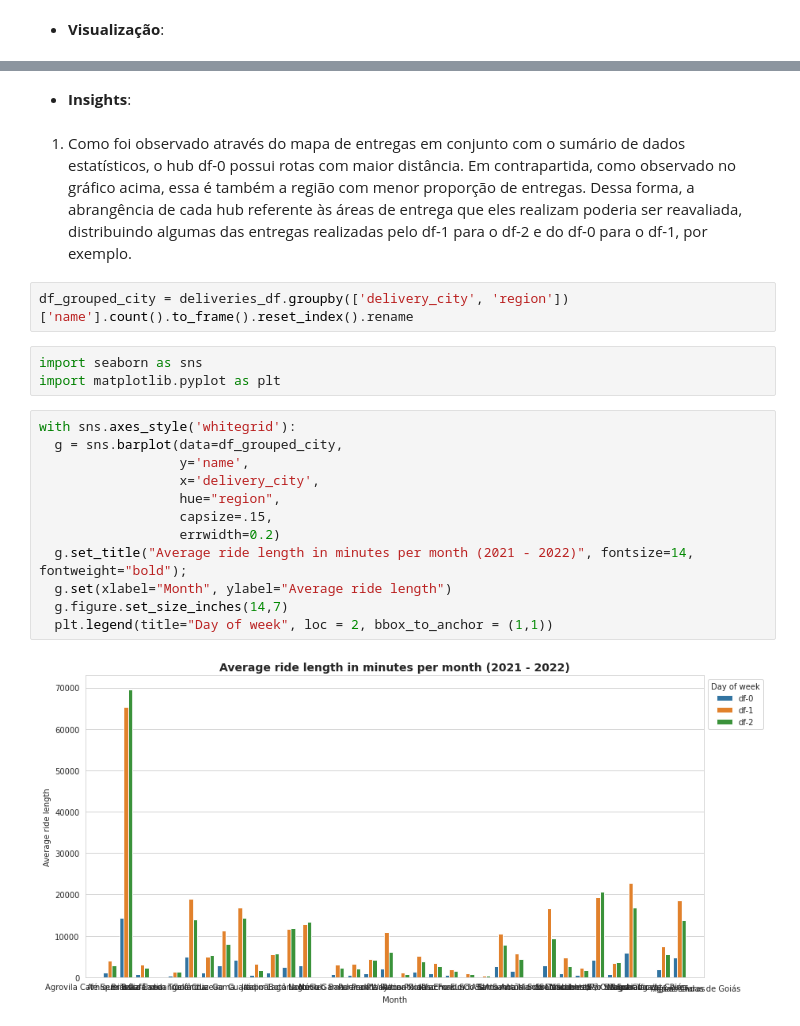
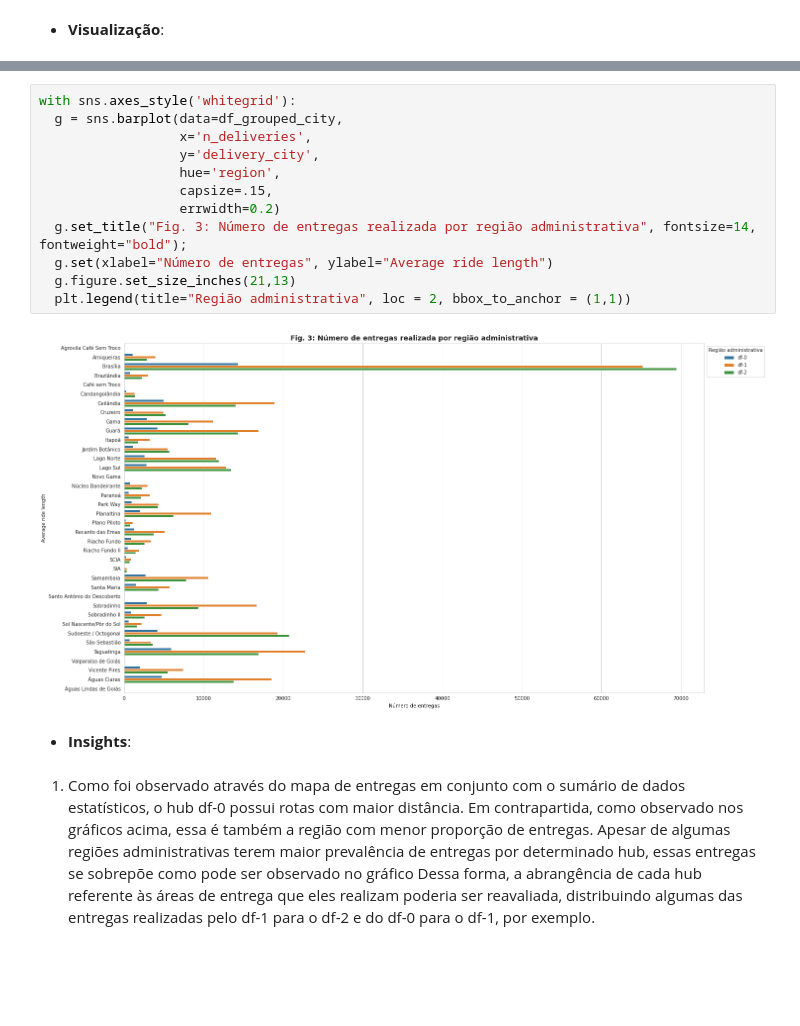
Before and after one commit to anamilanezi/ebac-dados, a Jupyter notebook: projetos/em17-analise-exploratoria-python-II.ipynb, the cells around one changed output, grey strips where cells are left out. Saved outputs shown, nothing was run; the diff lists cells and outputs as text; blank space fills up the shorter version.

```diff
--- a/projetos/em17-analise-exploratoria-python-II.ipynb
+++ b/projetos/em17-analise-exploratoria-python-II.ipynb
@@ -840,23 +853,19 @@ with sns.axes_style('whitegrid'):
+# %%
+with sns.axes_style('whitegrid'):
+  g = sns.barplot(data=df_grouped_city,
+                  x='n_deliveries',
+                  y='delivery_city',
+                  hue='region',
+                  capsize=.15,
+                  errwidth=0.2)
+  g.set_title("Fig. 3: Número de entregas realizada por região administrativa", fontsize=14, fontweight="bold");
+  g.set(xlabel="Número de entregas", ylabel="Average ride length")
+  g.figure.set_size_inches(21,13)
+  plt.legend(title="Região administrativa", loc = 2, bbox_to_anchor = (1,1))
+# %% [output]
+[figure, added]
 # %% [markdown]
  - **Insights**:
 # %% [markdown]
-1. Como foi observado através do mapa de entregas em conjunto com o sumário de dados estatísticos, o hub df-0 possui rotas com maior distância. Em contrapartida, como observado no gráfico acima, essa é também a região com menor proporção de entregas. Dessa forma, a abrangência de cada hub referente às áreas de entrega que eles realizam poderia ser reavaliada, distribuindo algumas das entregas realizadas pelo df-1 para o df-2 e do df-0 para o df-1, por exemplo.
+1. Como foi observado através do mapa de entregas em conjunto com o sumário de dados estatísticos, o hub df-0 possui rotas com maior distância. Em contrapartida, como observado nos gráficos acima, essa é também a região com menor proporção de entregas.  Apesar de algumas regiões administrativas terem maior prevalência de entregas por determinado hub, essas entregas se sobrepõe como pode ser observado no gráfico
+Dessa forma, a abrangência de cada hub referente às áreas de entrega que eles realizam poderia ser reavaliada, distribuindo algumas das entregas realizadas pelo df-1 para o df-2 e do df-0 para o df-1, por exemplo.
-# %%
-df_grouped_city = deliveries_df.groupby(['delivery_city', 'region'])['name'].count().to_frame().reset_index().rename
-# %%
-import seaborn as sns
-import matplotlib.pyplot as plt
-# %%
-with sns.axes_style('whitegrid'):
-  g = sns.barplot(data=df_grouped_city,
-                  y='name',
-                  x='delivery_city',
-                  hue="region",
-                  capsize=.15,
-                  errwidth=0.2)
-  g.set_title("Average ride length in minutes per month (2021 - 2022)", fontsize=14, fontweight="bold");
-  g.set(xlabel="Month", ylabel="Average ride length")
-  g.figure.set_size_inches(14,7)
-  plt.legend(title="Day of week", loc = 2, bbox_to_anchor = (1,1))
-# %% [output]
-[figure, removed]
```
Also changed, not shown: parts of 9 cells of this notebook.
